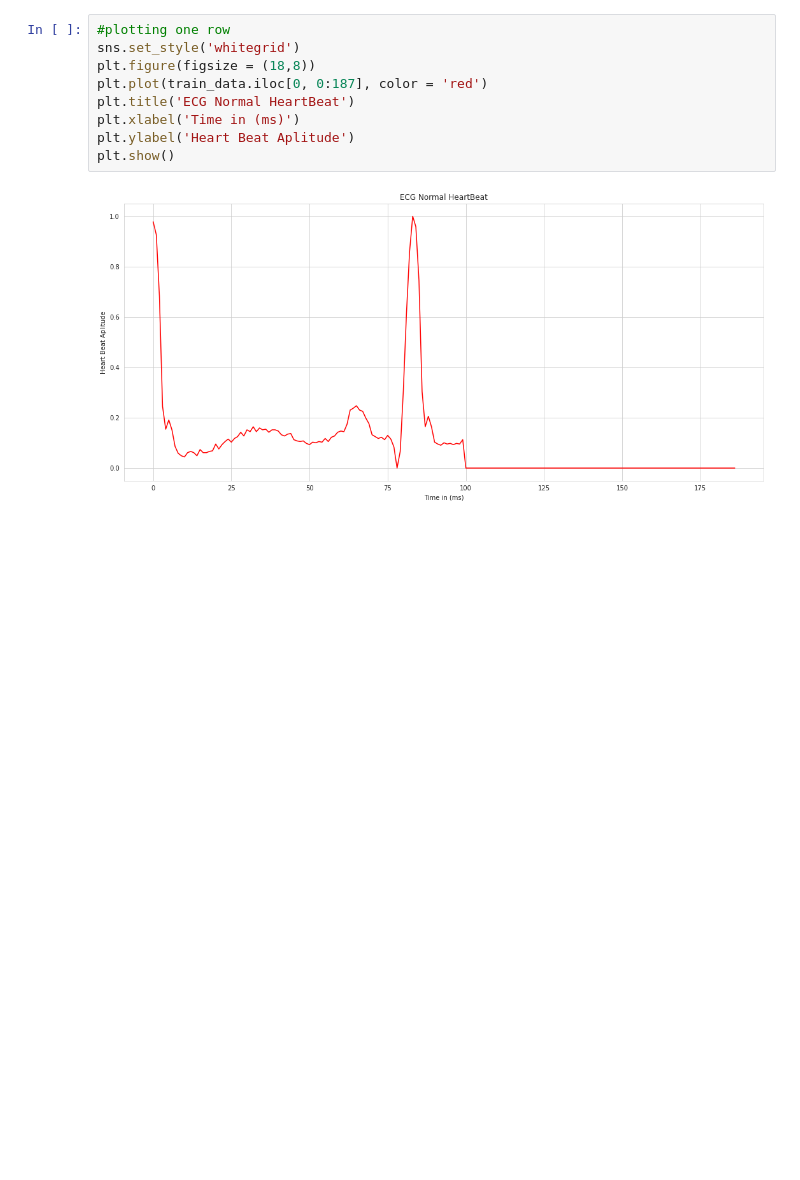
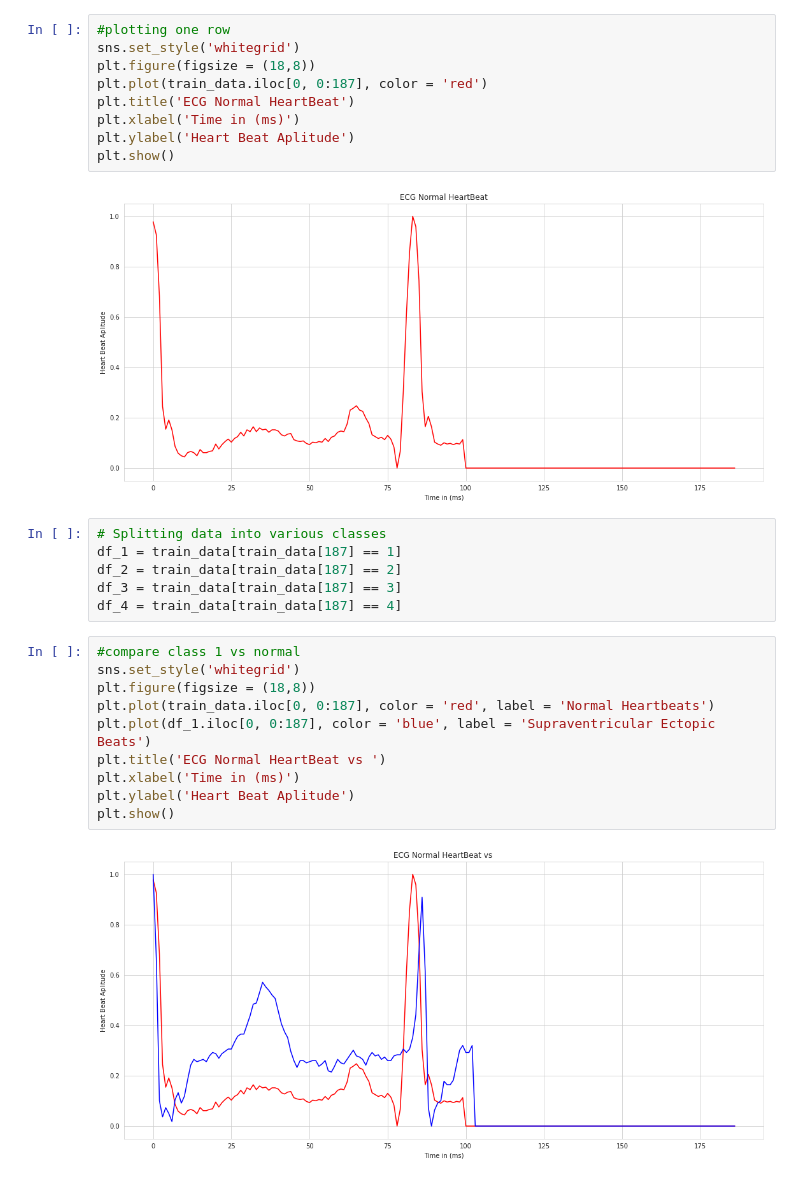
Before and after one commit to vinay2k2/HealthcareBasicsAndImageProcessing, a Jupyter notebook: ECGDataProcessing.ipynb, the cells around one changed output. Cells and saved outputs as stored; diff of their text form; blank space fills up the shorter version.

```diff
--- a/ECGDataProcessing.ipynb
+++ b/ECGDataProcessing.ipynb
@@ -129,3 +129,21 @@ plt.ylabel('Heart Beat Aplitude')
 plt.show()
 # %% [output]
 [figure]
+# %%
+# Splitting data into various classes
+df_1 = train_data[train_data[187] == 1]
+df_2 = train_data[train_data[187] == 2]
+df_3 = train_data[train_data[187] == 3]
+df_4 = train_data[train_data[187] == 4]
+# %%
+#compare class 1 vs normal
+sns.set_style('whitegrid')
+plt.figure(figsize = (18,8))
+plt.plot(train_data.iloc[0, 0:187], color = 'red', label = 'Normal Heartbeats')
+plt.plot(df_1.iloc[0, 0:187], color = 'blue', label = 'Supraventricular Ectopic Beats')
+plt.title('ECG Normal HeartBeat vs ')
+plt.xlabel('Time in (ms)')
+plt.ylabel('Heart Beat Aplitude')
+plt.show()
+# %% [output]
+[figure, added]
```
Also changed, not shown: parts of 1 cell of this notebook.
